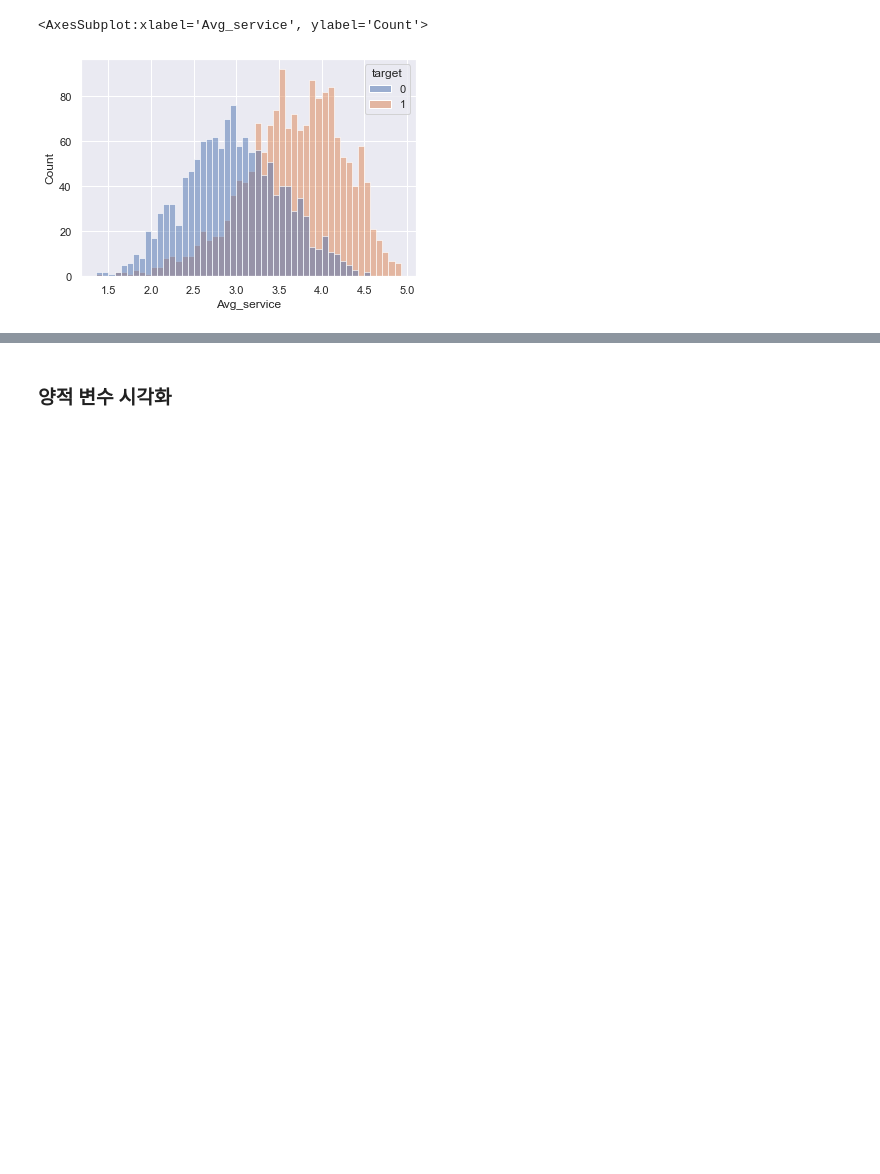
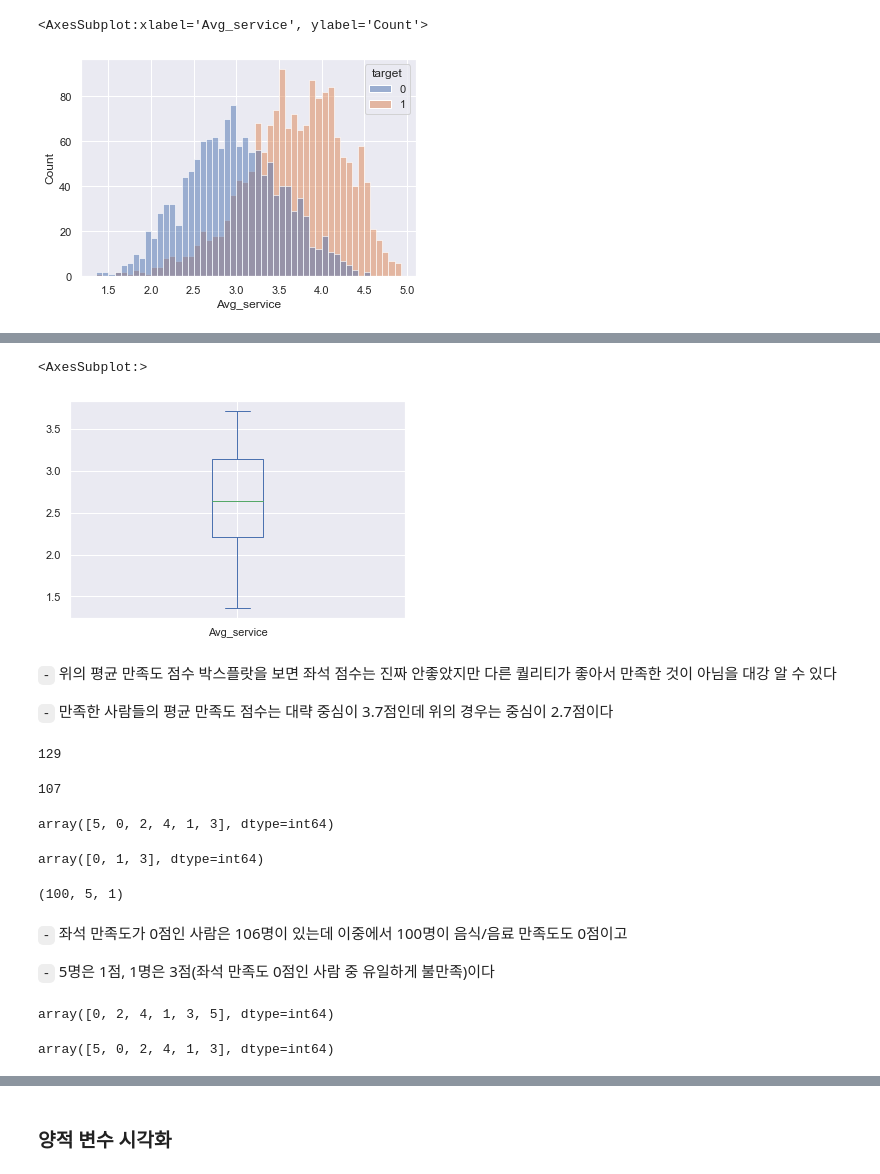
Before and after one commit to Jaesu26/Dacon-Basic, a Jupyter notebook: 항공사-고객만족도-예측/항공사-고객만족도-EDA/항공사-고객만족도-EDA.ipynb, the cells around one changed output, grey strips where cells are left out. Cells and saved outputs as stored; diff of their text form; code cells hidden in the pictures; blank space fills up the shorter version.

```diff
--- a/항공사-고객만족도-예측/항공사-고객만족도-EDA/항공사-고객만족도-EDA.ipynb
+++ b/항공사-고객만족도-예측/항공사-고객만족도-EDA/항공사-고객만족도-EDA.ipynb
@@ -240,0 +242,41 @@ df[df['Seat comfort'] == 0].Avg_service.hist(bins = 15)
+# %%
+df.loc[df['Seat comfort'] == 0,:].query('target == 1').Avg_service.plot.box() ## 좌석 만족도가 0점인데 만족한 사람
+# %% [output]
+<AxesSubplot:>
+[figure, added]
+# %% [markdown]
+`-` 위의 평균 만족도 점수 박스플랏을 보면 좌석 점수는 진짜 안좋았지만 다른 퀄리티가 좋아서 만족한 것이 아님을 대강 알 수 있다
+
+`-` 만족한 사람들의 평균 만족도 점수는 대략 중심이 3.7점인데 위의 경우는 중심이 2.7점이다
+# %%
+sum(df['Food and drink'] == 0) ## 음식/음료 만족도가 0점인 사람은 129명
+# %% [output]
+129
+# %%
+sum(df.loc[df['Food and drink'] == 0,'target'])## 음식/음료 만족도가 0점인 사람은 129명이고 그 중 107명이 만족한다
+# %% [output]
+107
+# %%
+df[df['Seat comfort'] == 0]['Inflight entertainment'].unique()
+# %% [output]
+array([5, 0, 2, 4, 1, 3], dtype=int64)
+# %%
+df[df['Seat comfort'] == 0]['Food and drink'].unique()
+# %% [output]
+array([0, 1, 3], dtype=int64)
+# %%
+sum(df[df['Seat comfort'] == 0]['Food and drink'] == 0), sum(df[df['Seat comfort'] == 0]['Food and drink'] == 1),  sum(df[df['Seat comfort'] == 0]['Food and drink'] == 3)
+# %% [output]
+(100, 5, 1)
+# %% [markdown]
+`-` 좌석 만족도가 0점인 사람은 106명이 있는데 이중에서 100명이 음식/음료 만족도도 0점이고
+
+`-` 5명은 1점, 1명은 3점(좌석 만족도 0점인 사람 중 유일하게 불만족)이다
+# %%
+df[df['Food and drink'] == 0]['Seat comfort'].unique()
+# %% [output]
+array([0, 2, 4, 1, 3, 5], dtype=int64)
+# %%
+df[df['Food and drink'] == 0]['Inflight entertainment'].unique()
+# %% [output]
+array([5, 0, 2, 4, 1, 3], dtype=int64)
```
Also changed, not shown: parts of 51 cells of this notebook.
